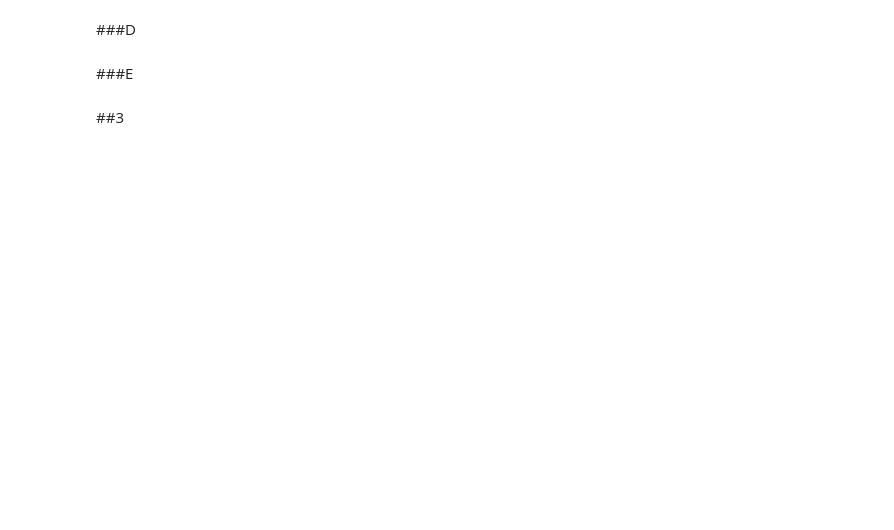
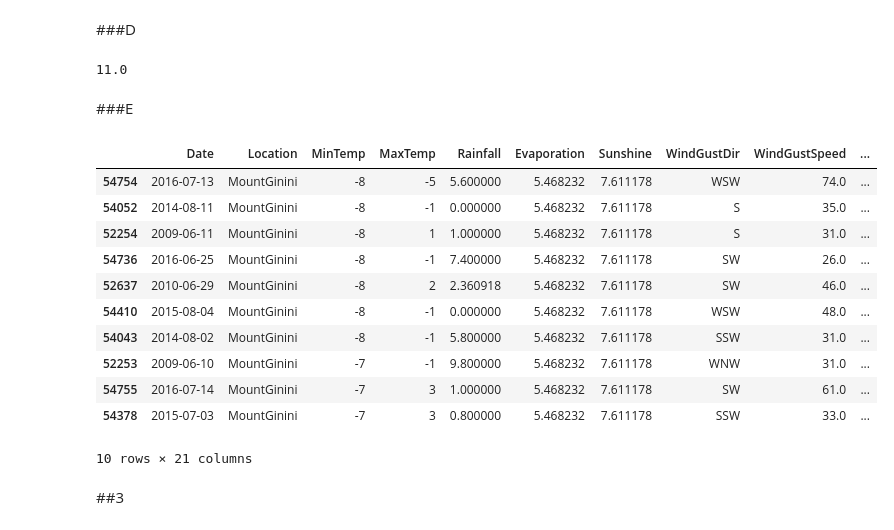
Before and after one commit to garfield-gray/DataMining, a Jupyter notebook: Data_Warehousing_&_OLAP.ipynb, the cells around one changed output. Drawn from its saved outputs; the diff is of its cells as text; code cells hidden in the pictures; blank space fills up the shorter version.

```diff
--- a/Data_Warehousing_&_OLAP.ipynb
+++ b/Data_Warehousing_&_OLAP.ipynb
@@ -221,4 +229,25 @@ Name: RainToday, dtype: Int64
+# %%
+dfD['MaxTemp'].median()-dfD['MinTemp'].median()
+# %% [output]
+11.0
 # %% [markdown]
 ###E
+# %%
+dfC = df[(df['Location'] == 'MountGinini')]
+# %%
+dfC.sort_values(by='MaxTemp').sort_values(by='MinTemp').head(10)
+# %% [output]
+|  | Date | Location | MinTemp | MaxTemp | Rainfall | Evaporation | Sunshine | WindGustDir | WindGustSpeed | ... |
+| 54754 | 2016-07-13 | MountGinini | -8 | -5 | 5.600000 | 5.468232 | 7.611178 | WSW | 74.0 | ... |
+| 54052 | 2014-08-11 | MountGinini | -8 | -1 | 0.000000 | 5.468232 | 7.611178 | S | 35.0 | ... |
+| 52254 | 2009-06-11 | MountGinini | -8 | 1 | 1.000000 | 5.468232 | 7.611178 | S | 31.0 | ... |
+| 54736 | 2016-06-25 | MountGinini | -8 | -1 | 7.400000 | 5.468232 | 7.611178 | SW | 26.0 | ... |
+| 52637 | 2010-06-29 | MountGinini | -8 | 2 | 2.360918 | 5.468232 | 7.611178 | SW | 46.0 | ... |
+| 54410 | 2015-08-04 | MountGinini | -8 | -1 | 0.000000 | 5.468232 | 7.611178 | WSW | 48.0 | ... |
+| 54043 | 2014-08-02 | MountGinini | -8 | -1 | 5.800000 | 5.468232 | 7.611178 | SSW | 31.0 | ... |
+| 52253 | 2009-06-10 | MountGinini | -7 | -1 | 9.800000 | 5.468232 | 7.611178 | WNW | 31.0 | ... |
+| 54755 | 2016-07-14 | MountGinini | -7 | 3 | 1.000000 | 5.468232 | 7.611178 | SW | 61.0 | ... |
+| 54378 | 2015-07-03 | MountGinini | -7 | 3 | 0.800000 | 5.468232 | 7.611178 | SSW | 33.0 | ... |
+10 rows × 21 columns
 # %% [markdown]
 ##3
```
Also changed, not shown: parts of 3 cells of this notebook.
